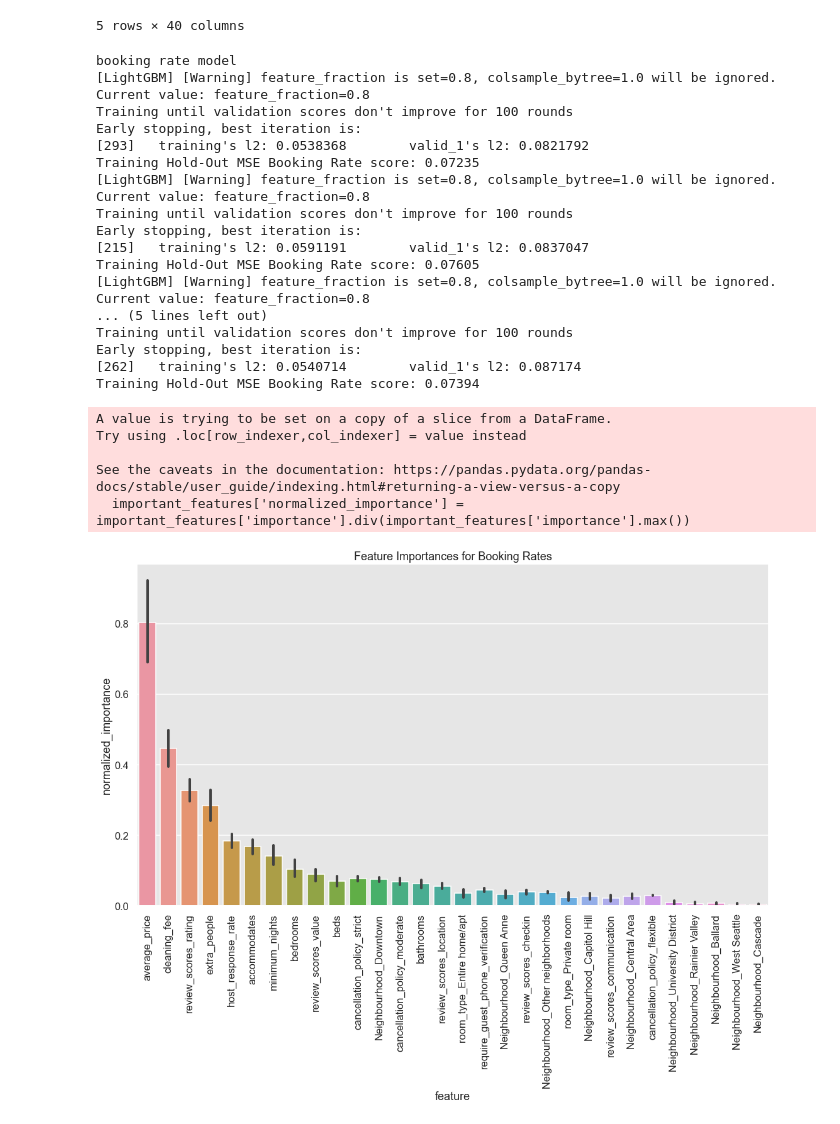
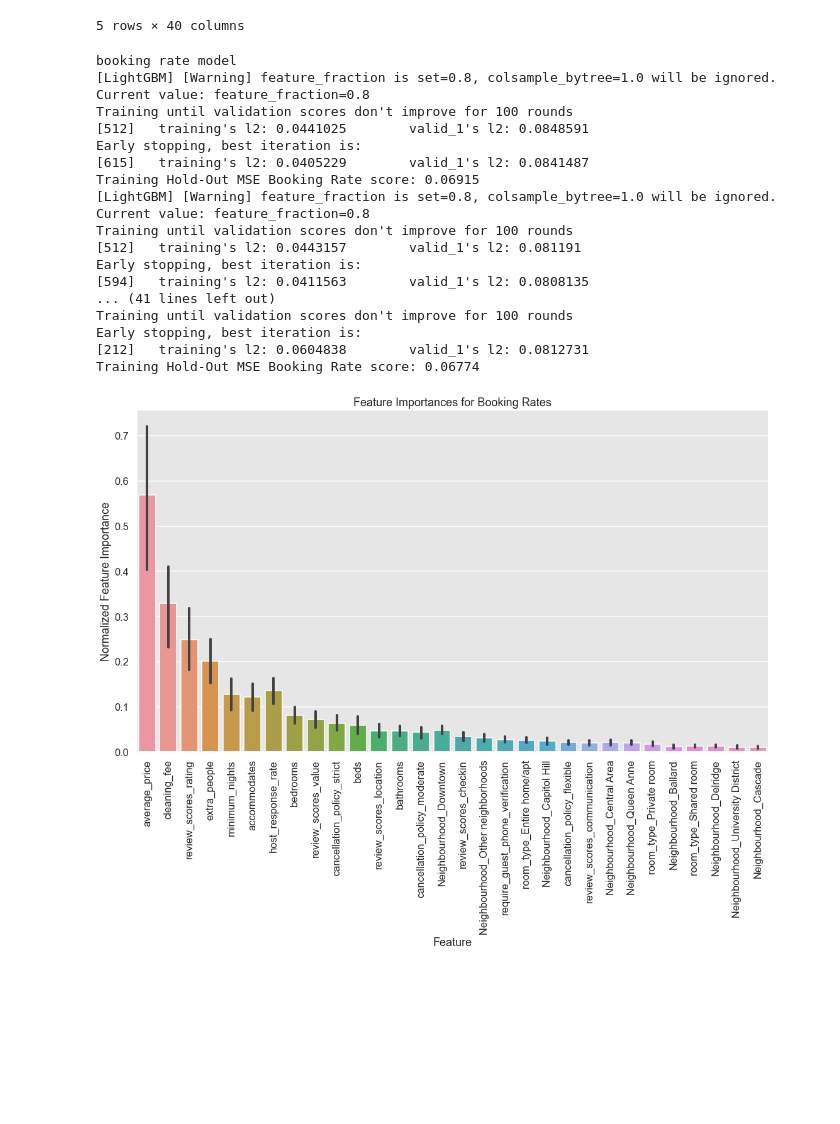
Before and after one commit to jcadusch/AirBnB_Seattle_Analysis, a Jupyter notebook: main_analysis.ipynb, the cells around one changed output. Saved outputs shown, nothing was run; the diff lists cells and outputs as text; code cells hidden in the pictures; blank space fills up the shorter version.

```diff
--- a/main_analysis.ipynb
+++ b/main_analysis.ipynb
@@ -280,5 +280,5 @@ training_data_df.head()
 #Test/Train Split
 X = training_data_df.drop(columns = 'booking_rate')
 BR = training_data_df['booking_rate']
-X_train, X_test, BR_train, BR_test = train_test_split(X, BR, test_size = 0.2, random_state=2021)
+X_train, X_test, BR_train, BR_test = train_test_split(X, BR, test_size = 0.1, random_state=2021)
 # %%
@@ -290,7 +290,7 @@ booking_rate_model = (lgb.LGBMRegressor(num_leaves=32,max_depth=8,learning_rate=
 # %%
 # Training our model for annual revenue
 print('booking rate model')
-folds_n = 4
+folds_n = 10
 
 BR_feature_importance_df = pd.DataFrame()
 kfolds = KFold(n_splits=folds_n, shuffle=True, random_state=2021)
@@ -324,37 +324,36 @@ for fold_, (train_idx, val_idx) in enumerate(kfolds.split(X_train.values, BR_tra
 booking rate model
 [LightGBM] [Warning] feature_fraction is set=0.8, colsample_bytree=1.0 will be ignored. Current value: feature_fraction=0.8
 Training until validation scores don't improve for 100 rounds
+[512]   training's l2: 0.0441025        valid_1's l2: 0.0848591
 Early stopping, best iteration is:
-[293]   training's l2: 0.0538368        valid_1's l2: 0.0821792
-Training Hold-Out MSE Booking Rate score: 0.07235
+[615]   training's l2: 0.0405229        valid_1's l2: 0.0841487
+Training Hold-Out MSE Booking Rate score: 0.06915
 [LightGBM] [Warning] feature_fraction is set=0.8, colsample_bytree=1.0 will be ignored. Current value: feature_fraction=0.8
 Training until validation scores don't improve for 100 rounds
+[512]   training's l2: 0.0443157        valid_1's l2: 0.081191
 Early stopping, best iteration is:
-[215]   training's l2: 0.0591191        valid_1's l2: 0.0837047
-Training Hold-Out MSE Booking Rate score: 0.07605
-[LightGBM] [Warning] feature_fraction is set=0.8, colsample_bytree=1.0 will be ignored. Current value: feature_fraction=0.8
-... (5 lines left out)
+[594]   training's l2: 0.0411563        valid_1's l2: 0.0808135
+... (41 lines left out)
 Training until validation scores don't improve for 100 rounds
 Early stopping, best iteration is:
-[262]   training's l2: 0.0540714        valid_1's l2: 0.087174
-Training Hold-Out MSE Booking Rate score: 0.07394
+[212]   training's l2: 0.0604838        valid_1's l2: 0.0812731
+Training Hold-Out MSE Booking Rate score: 0.06774
 # %%
+import warnings
+warnings.filterwarnings('ignore')
 important_cols = (BR_feature_importance_df[['feature', 'importance']].groupby('feature').mean()
                   .sort_values(by='importance', ascending=False)[:30].index)
 
-important_features = BR_feature_importance_df.loc[BR_feature_importance_df.feature.isin(important_cols)]
+important_features = BR_feature_importance_df[BR_feature_importance_df.feature.isin(important_cols)]
 important_features['normalized_importance'] = important_features['importance'].div(important_features['importance'].max())
 
 plt.figure(figsize=(18,10))
 sns.barplot(x="feature",y='normalized_importance',data=important_features.sort_values(by='normalized_importance',ascending=False))
 
 plt.title('Feature Importances for Booking Rates')
 plt.xticks(rotation=90);
+plt.ylabel('Normalized Feature Importance')
+plt.xlabel('Feature');
 # %% [output]
-A value is trying to be set on a copy of a slice from a DataFrame.
-Try using .loc[row_indexer,col_indexer] = value instead
-
-See the caveats in the documentation: https://pandas.pydata.org/pandas-docs/stable/user_guide/indexing.html#returning-a-view-versus-a-copy
-  important_features['normalized_importance'] = important_features['importance'].div(important_features['importance'].max())
-[figure, old version]
+[figure, new version]
 # %%
```
Also changed, not shown: parts of 10 cells of this notebook.
